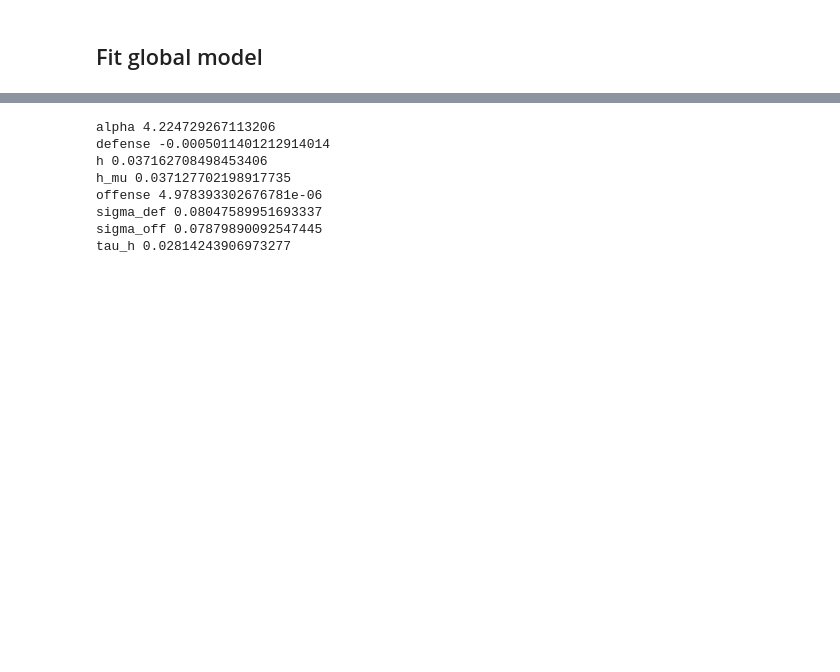
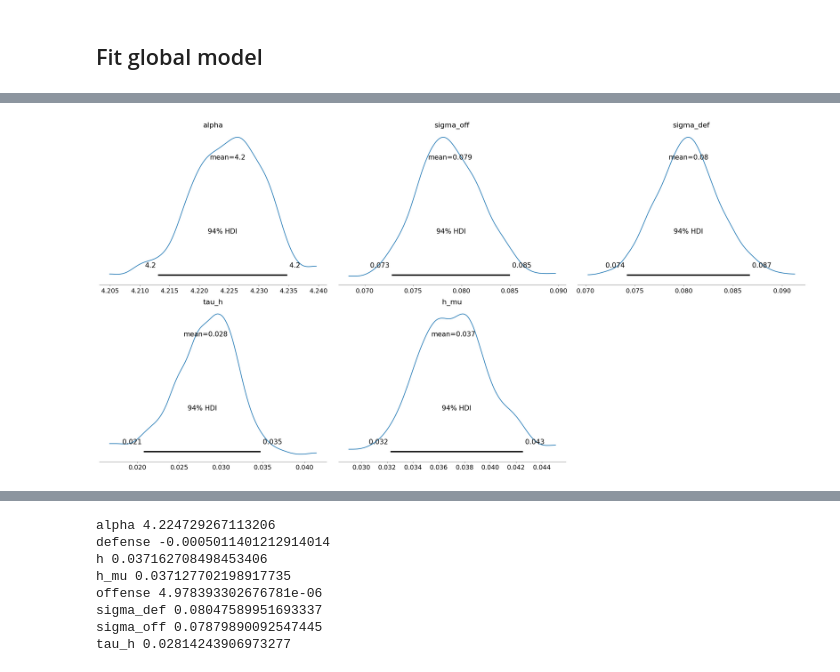
Before and after one commit to arham-habib/PostPick, a Jupyter notebook: research/ncaa/global_model.ipynb, the cells around one changed output, grey strips where cells are left out. Drawn from its saved outputs; the diff is of its cells as text; code cells hidden in the pictures; blank space fills up the shorter version.

```diff
--- a/research/ncaa/global_model.ipynb
+++ b/research/ncaa/global_model.ipynb
@@ -232,0 +261,6 @@ mcmc, samples = fit_hierarchal_model(encoded)
+# %%
+az.plot_posterior(arviz_object, var_names=["alpha", "sigma_off", "sigma_def", "tau_h", "h_mu"])
+plt.tight_layout()
+plt.show()
+# %% [output]
+[figure, added]
```
Also changed, not shown: parts of 8 cells of this notebook, 3 other files.
